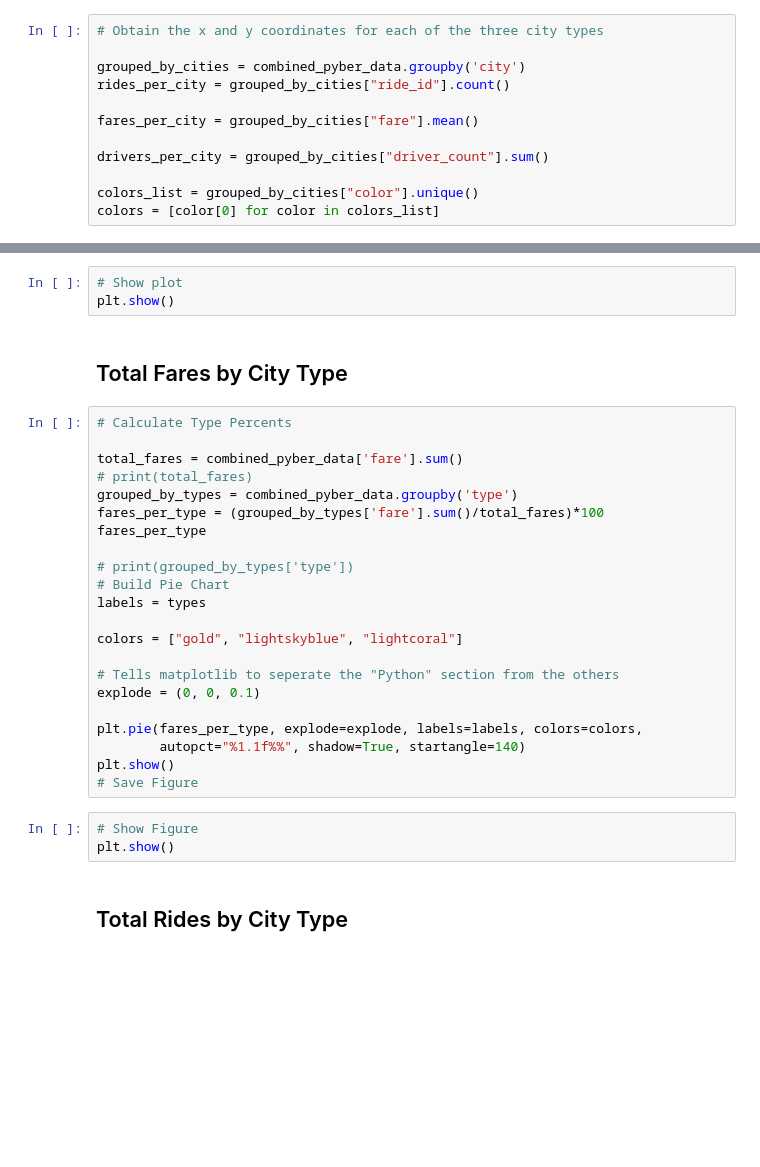
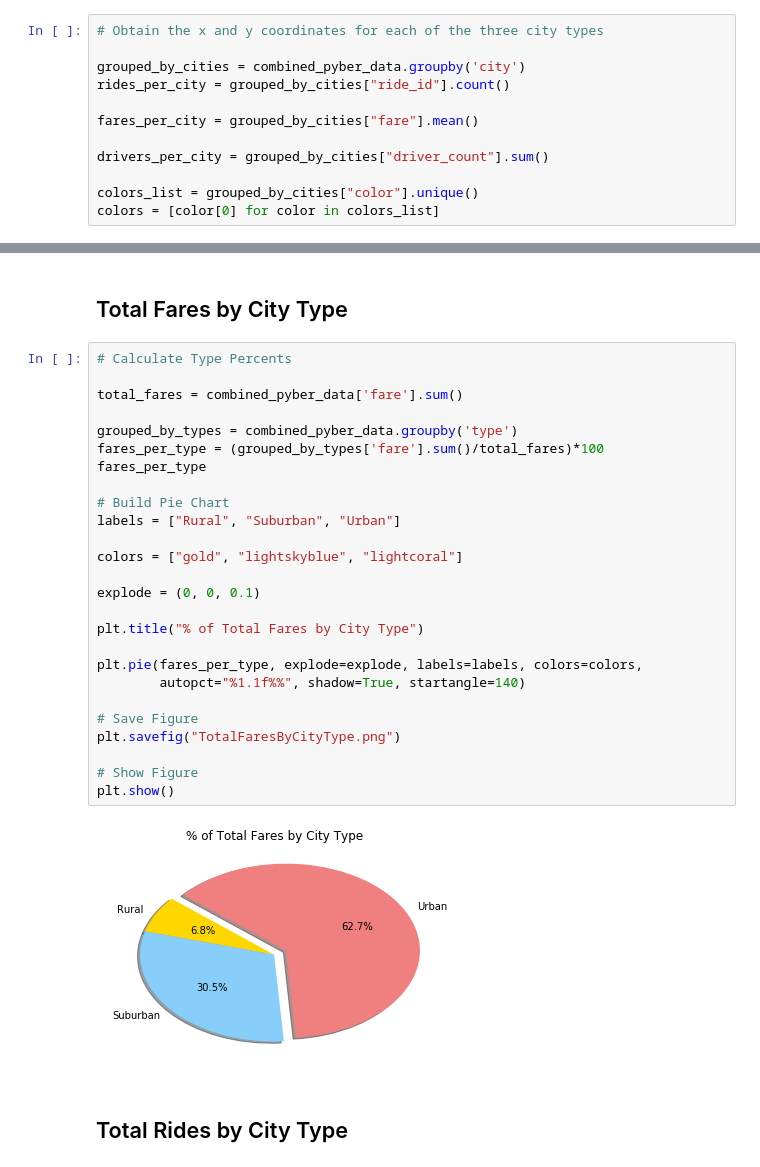
Before and after one commit to mosal2000/Pyber, a Jupyter notebook: pyber.ipynb, the cells around one changed output, grey strips where cells are left out. Saved outputs shown, nothing was run; the diff lists cells and outputs as text; blank space fills up the shorter version.

```diff
--- a/pyber.ipynb
+++ b/pyber.ipynb
@@ -70,33 +71,33 @@ plt.show()
-# %%
-# Show plot
-plt.show()
 # %% [markdown]
 ## Total Fares by City Type
 # %%
 # Calculate Type Percents
 
 total_fares = combined_pyber_data['fare'].sum()
-# print(total_fares)
+
 grouped_by_types = combined_pyber_data.groupby('type')
 fares_per_type = (grouped_by_types['fare'].sum()/total_fares)*100
 fares_per_type
 
-# print(grouped_by_types['type'])
 # Build Pie Chart
-labels = types
+labels = ["Rural", "Suburban", "Urban"]
 
 colors = ["gold", "lightskyblue", "lightcoral"]
 
-# Tells matplotlib to seperate the "Python" section from the others
 explode = (0, 0, 0.1)
+
+plt.title("% of Total Fares by City Type")
 
 plt.pie(fares_per_type, explode=explode, labels=labels, colors=colors,
         autopct="%1.1f%%", shadow=True, startangle=140)
+
+# Save Figure
+plt.savefig("TotalFaresByCityType.png")
+
+# Show Figure
 plt.show()
-# Save Figure
+# %% [output]
+[figure, added]
-# %%
-# Show Figure
-plt.show()
 # %% [markdown]
 ## Total Rides by City Type
 # %%
```
Also changed, not shown: parts of 4 cells of this notebook, 2 other files.
